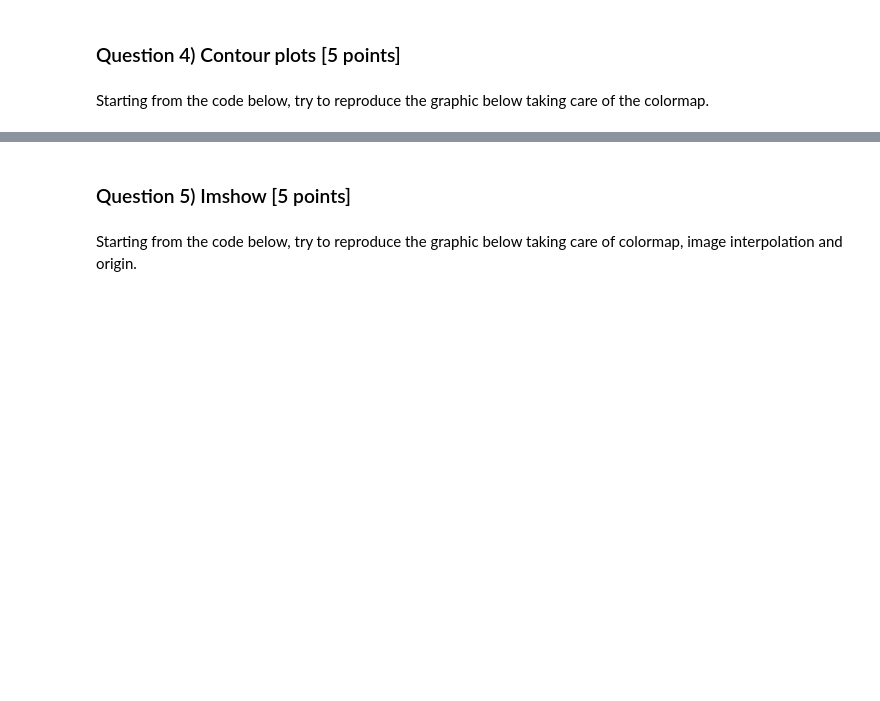
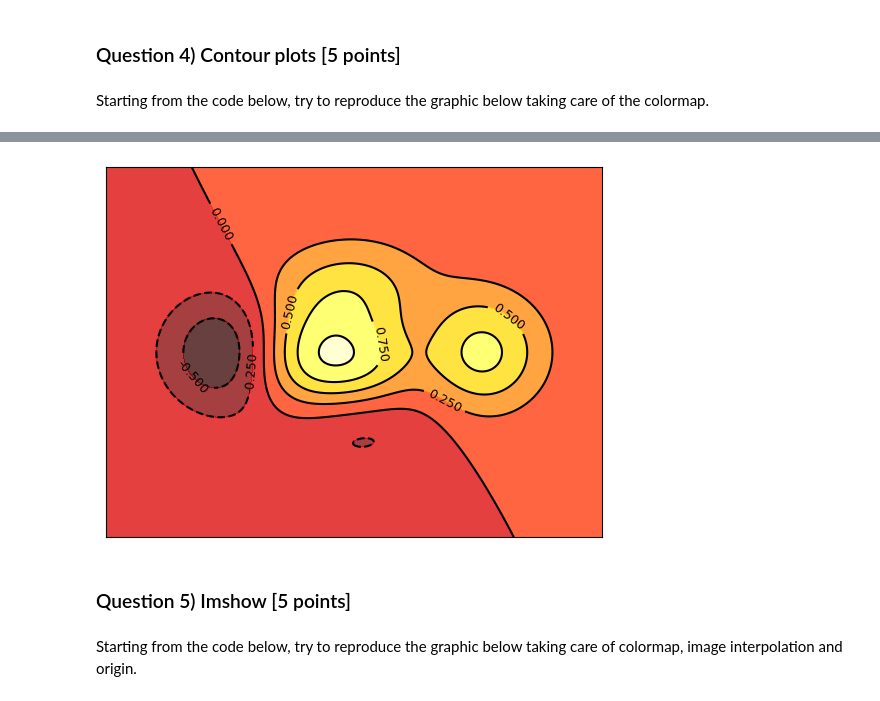
Before and after one commit to Chocobone/2025_DSV, a Jupyter notebook: hw3_for_students/hw3.ipynb, the cells around one changed output, grey strips where cells are left out. Saved outputs shown, nothing was run; the diff lists cells and outputs as text; code cells hidden in the pictures; blank space fills up the shorter version.

```diff
--- a/hw3_for_students/hw3.ipynb
+++ b/hw3_for_students/hw3.ipynb
@@ -109,3 +171,21 @@ plt.show()
+# %%
+# YOUR CODE HERE
+def f(x,y): return (1-x/2+x**5+y**3)*np.exp(-x**2-y**2)
+
+n = 256
+x = np.linspace(-3,3,n)
+y = np.linspace(-3,3,n)
+X,Y = np.meshgrid(x,y)
+
+plt.contourf(X, Y, f(X,Y), 7, alpha=.75, cmap='hot')
+C = plt.contour(X, Y, f(X,Y), 7, colors='black', linewidth=.25)
+plt.clabel(C, inline=True, fmt='%1.3f', fontsize=9)
+
+plt.xticks(())
+plt.yticks(())
+plt.show()
+# %% [output]
+[figure, added]
 # %% [markdown]
 ### Question 5) Imshow [5 points]
 # %% [markdown]
```
Also changed, not shown: parts of 22 cells of this notebook.
